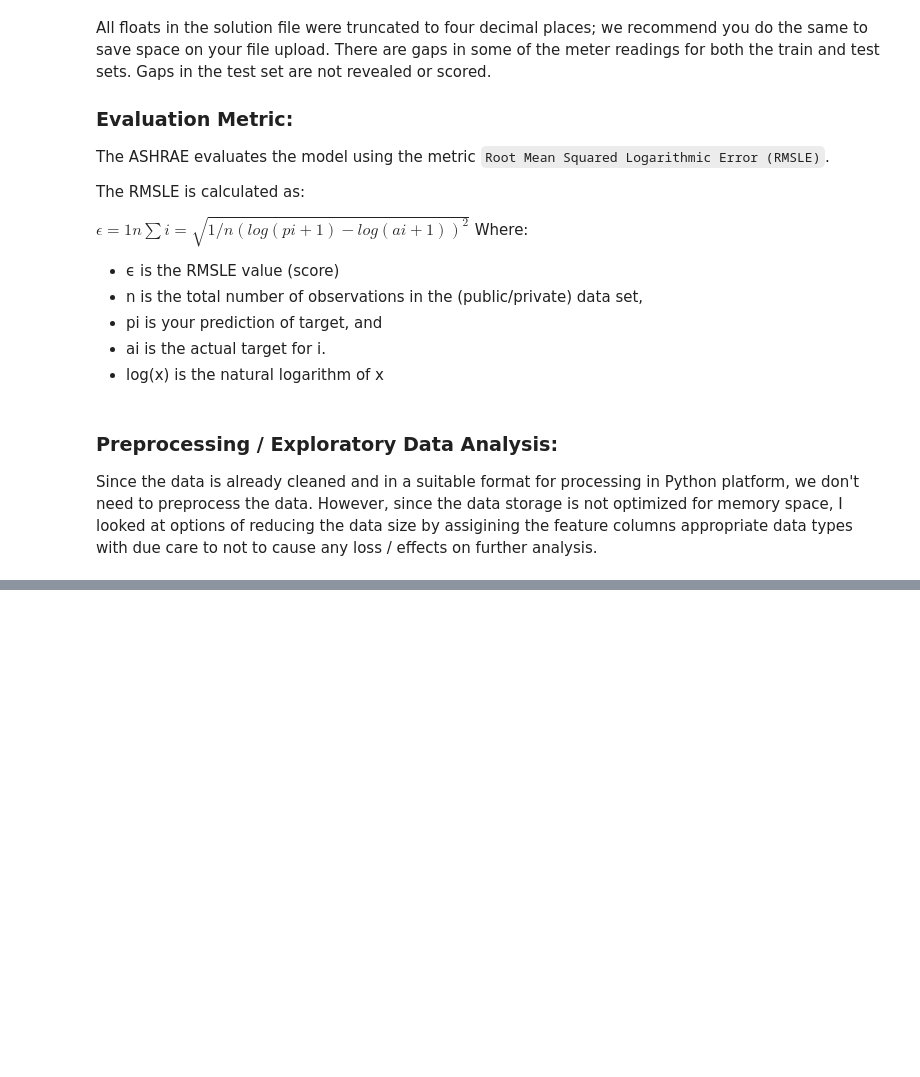
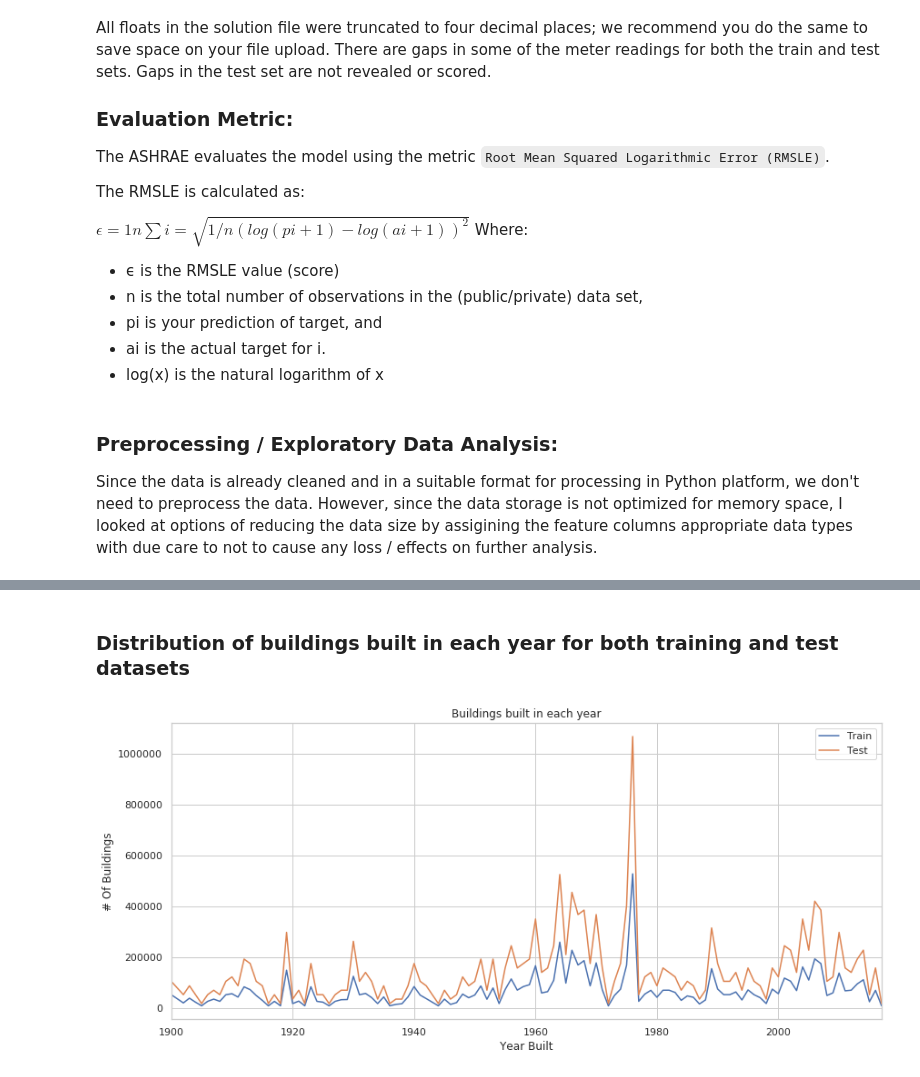
Before and after one commit to vgops75/kaggle_stop, a Jupyter notebook: project_proposal_dataIncubator.ipynb, the cells around one changed output, grey strips where cells are left out. Cells and saved outputs as stored; diff of their text form; code cells hidden in the pictures; blank space fills up the shorter version.

```diff
--- a/project_proposal_dataIncubator.ipynb
+++ b/project_proposal_dataIncubator.ipynb
@@ -92,0 +268,4 @@ pwd
+# %%
+%%time
+full_test_df = test_df.merge(metadata_df, on='building_id', how='left')
+full_test_df = full_test_df.merge(weather_test_df, on=['site_id', 'timestamp'], how='left')
@@ -92,0 +323,10 @@ pwd
+# %% [markdown]
+### Distribution of buildings built in each year for both training and test datasets
+# %%
+fig, ax = plt.subplots(1,1,figsize=(14, 6))
+ax.set(xlabel='Year Built', ylabel='# Of Buildings', title='Buildings built in each year')
+full_train_df['year_built'].value_counts(dropna=False).sort_index().plot(ax=ax)
+full_test_df['year_built'].value_counts(dropna=False).sort_index().plot(ax=ax)
+ax.legend(['Train', 'Test']);
+# %% [output]
+[figure, added]
```
Also changed, not shown: parts of 35 cells of this notebook, 5 other files.
